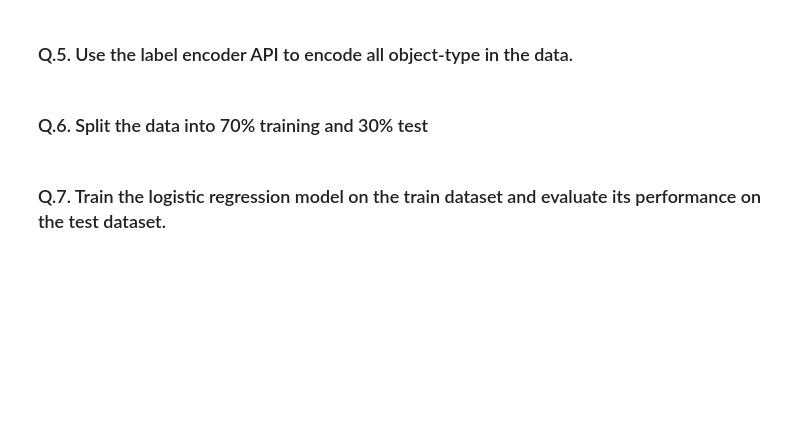
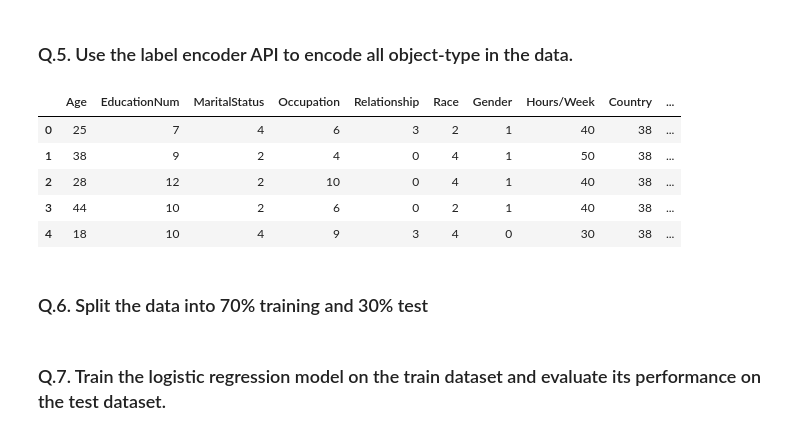
Before and after one commit to rodolfolermacontreras/ML_1_Assignment_5, a Jupyter notebook: ML510-Lesson5.ipynb, the cells around one changed output. Cells and saved outputs as stored; diff of their text form; code cells hidden in the pictures; blank space fills up the shorter version.

```diff
--- a/ML510-Lesson5.ipynb
+++ b/ML510-Lesson5.ipynb
@@ -196,0 +216,9 @@ train.head(10) #Inspect the data, all features should be numeric now
+# %%
+train.head()
+# %% [output]
+|  | Age | EducationNum | MaritalStatus | Occupation | Relationship | Race | Gender | Hours/Week | Country | ... |
+| 0 | 25 | 7 | 4 | 6 | 3 | 2 | 1 | 40 | 38 | ... |
+| 1 | 38 | 9 | 2 | 4 | 0 | 4 | 1 | 50 | 38 | ... |
+| 2 | 28 | 12 | 2 | 10 | 0 | 4 | 1 | 40 | 38 | ... |
+| 3 | 44 | 10 | 2 | 6 | 0 | 2 | 1 | 40 | 38 | ... |
+| 4 | 18 | 10 | 4 | 9 | 3 | 4 | 0 | 30 | 38 | ... |
```
Also changed, not shown: parts of 11 cells of this notebook.
